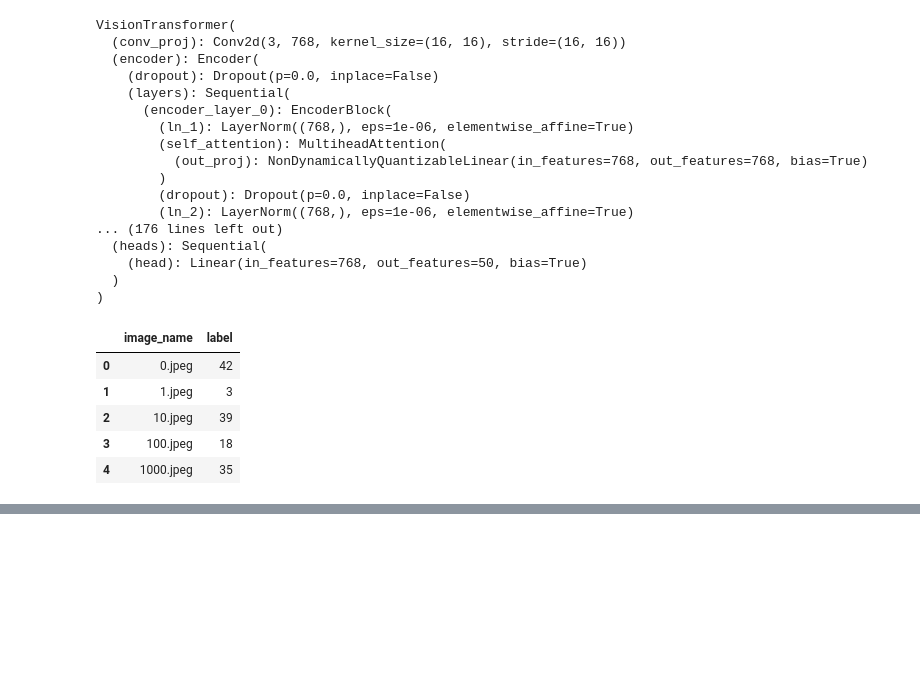
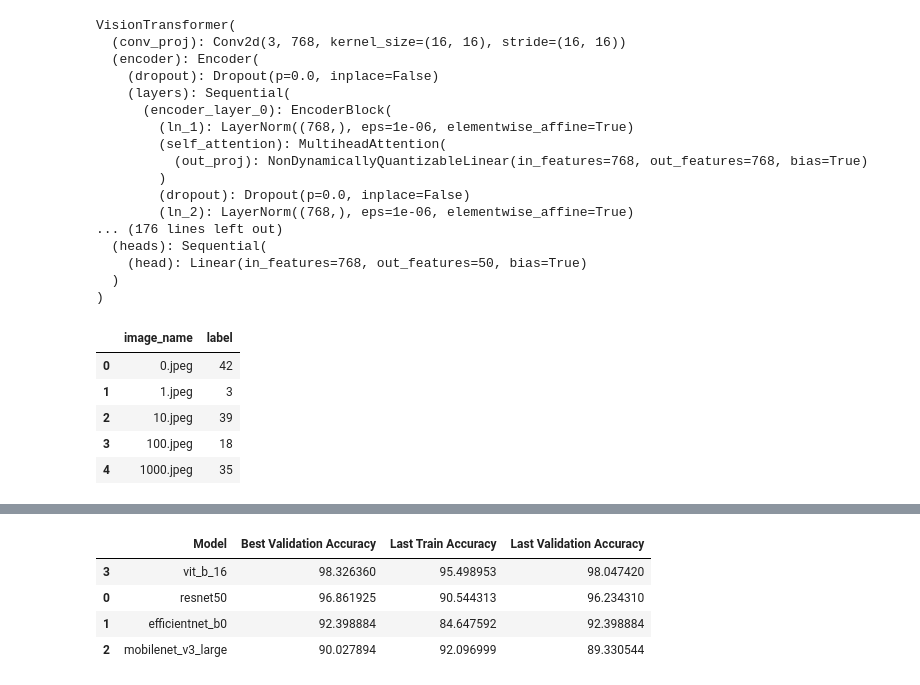
Before and after one commit to frest1ler/ml_homework, a Jupyter notebook: lab02_deep_learning/Lab2_DL_parts_5.ipynb, the cells around one changed output, grey strips where cells are left out. Saved outputs shown, nothing was run; the diff lists cells and outputs as text; code cells hidden in the pictures; blank space fills up the shorter version.

Commit message:
fix comporation
refactoring: re‑trained model because of the problem with RAM and loosing connection with Google Colab, add retain best model on Google Disk

```diff
--- a/lab02_deep_learning/Lab2_DL_parts_5.ipynb
+++ b/lab02_deep_learning/Lab2_DL_parts_5.ipynb
@@ -1394,0 +1408,13 @@ Epoch 3/12 | Train Acc 88.50 | Val Acc 96.44
+# %%
+results_df = compare_models(
+
+    all_results
+)
+
+results_df
+# %% [output]
+|  | Model | Best Validation Accuracy | Last Train Accuracy | Last Validation Accuracy |
+| 3 | vit_b_16 | 98.326360 | 95.498953 | 98.047420 |
+| 0 | resnet50 | 96.861925 | 90.544313 | 96.234310 |
+| 1 | efficientnet_b0 | 92.398884 | 84.647592 | 92.398884 |
+| 2 | mobilenet_v3_large | 90.027894 | 92.096999 | 89.330544 |
```
Also changed, not shown: parts of 7 cells of this notebook.
